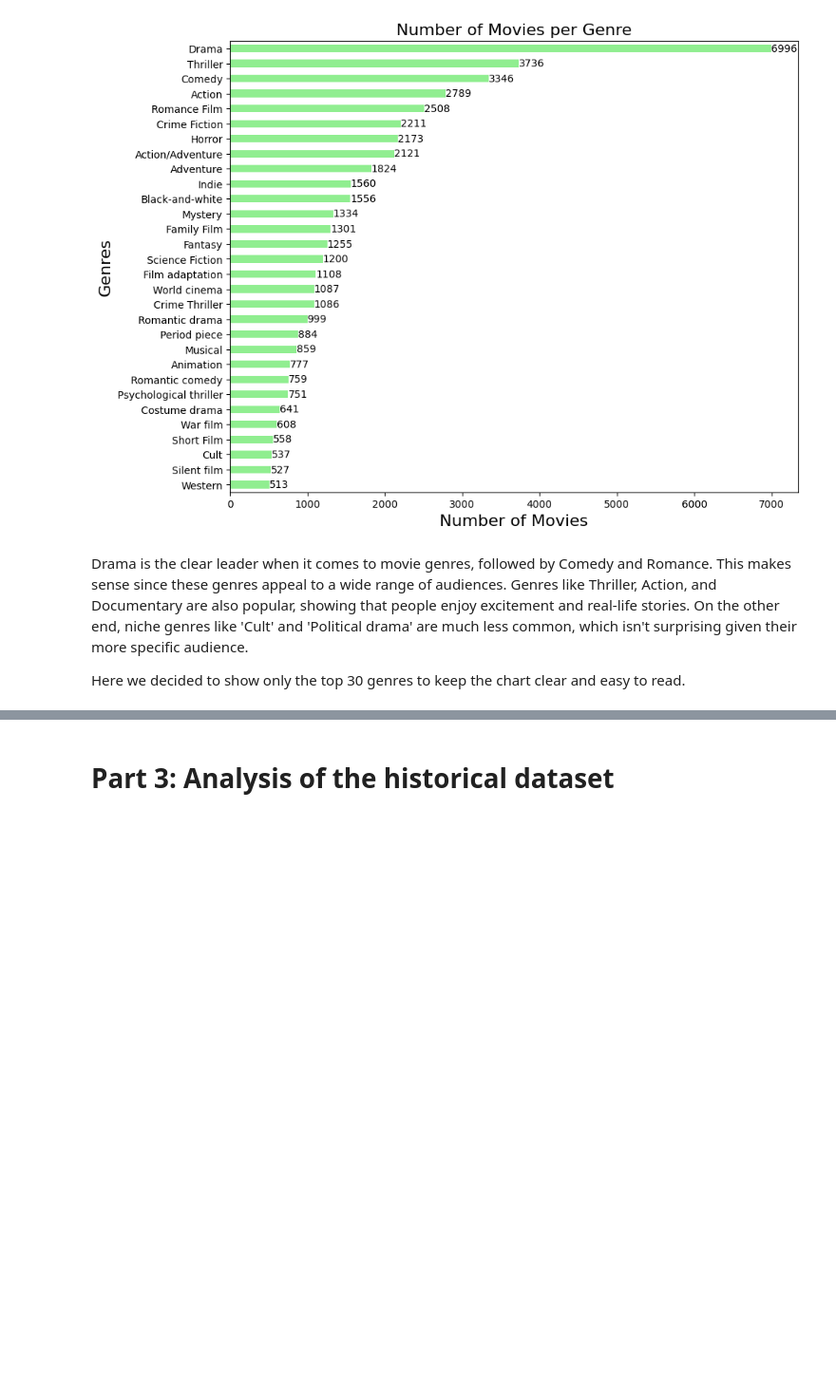
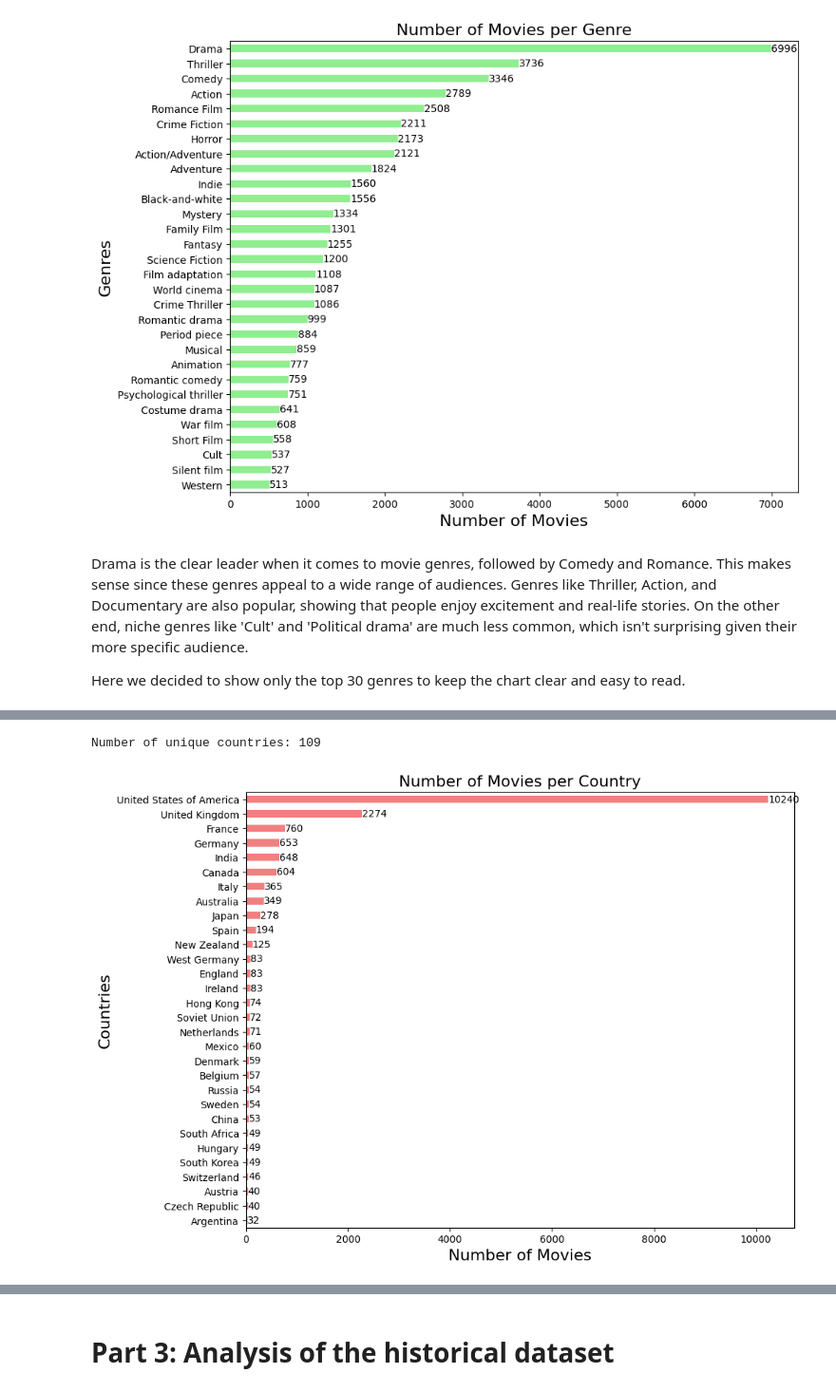
Before and after one commit to epfl-ada/ada-2024-project-padawans, a Jupyter notebook: P2.ipynb, the cells around one changed output, grey strips where cells are left out. Shown at 95% size. Cells and saved outputs as stored; diff of their text form; code cells hidden in the pictures; blank space fills up the shorter version.

Commit message:
movies analysis

```diff
--- a/P2.ipynb
+++ b/P2.ipynb
@@ -459,0 +464,6 @@ Here we decided to show only the top 30 genres to keep the chart clear and easy
+# %%
+all_countries = movies_df_cleaned['Movie countries'].explode()
+
+countries_counts = all_countries.value_counts()
+
+print(countries_counts)
@@ -459,0 +484,20 @@ Here we decided to show only the top 30 genres to keep the chart clear and easy
+# %%
+num_unique_countries = all_countries.nunique()
+print("Number of unique countries:", num_unique_countries)
+# %% [output]
+Number of unique countries: 109
+# %%
+# Plot the number of movies per top 30 country
+plt.figure(figsize=(10, 8))
+bars = countries_counts.head(30).sort_values(ascending=True).plot(kind='barh', color='lightcoral')
+
+for index, value in enumerate(countries_counts.head(30).sort_values(ascending=True)):
+    plt.text(value, index, str(value), va='center')
+
+plt.xlabel('Number of Movies', fontsize=16)
+plt.ylabel('Countries', fontsize=16)
+plt.title('Number of Movies per Country', fontsize=16)
+
+plt.show()
+# %% [output]
+[figure, added]
```
Also changed, not shown: parts of 30 cells of this notebook.
